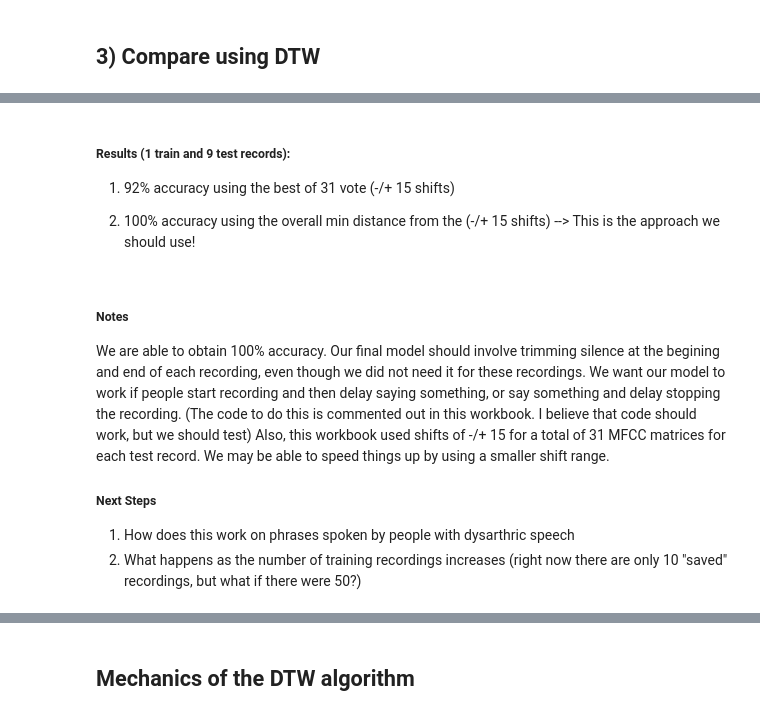
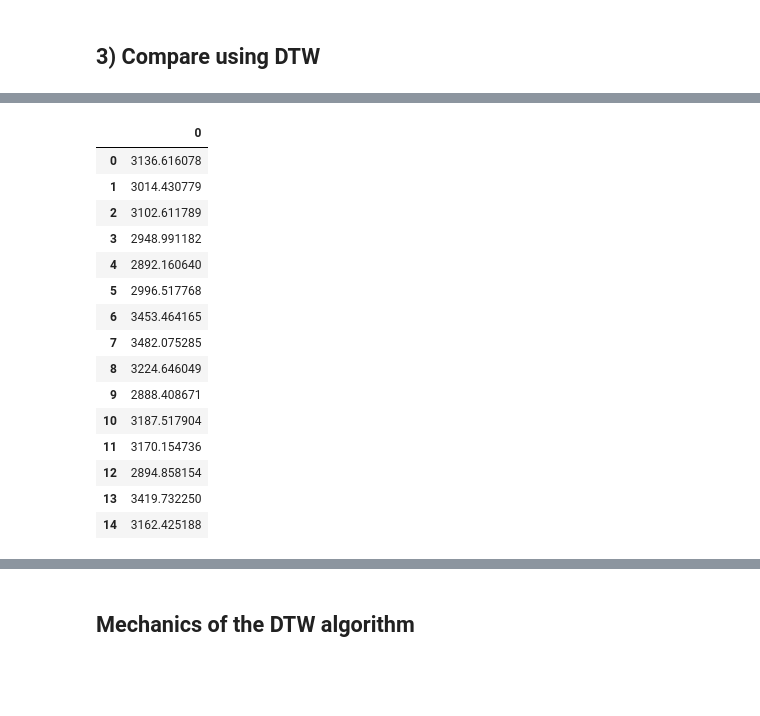
Before and after one commit to miketp333/mids_capstone, a Jupyter notebook: models/dtw_recordings_vote_shift_dysarthria.ipynb, the cells around one changed output, grey strips where cells are left out. Drawn from its saved outputs; the diff is of its cells as text; code cells hidden in the pictures; blank space fills up the shorter version.

```diff
--- a/models/dtw_recordings_vote_shift_dysarthria.ipynb
+++ b/models/dtw_recordings_vote_shift_dysarthria.ipynb
@@ -165,10 +165,10 @@ from scipy.spatial.distance import euclidean
 from numpy.linalg import norm
 from fastdtw import fastdtw
 # %%
-x_train = [mfcc[i] for i,x in enumerate(train) if x==1]
-y_train = [prompts[i] for i,x in enumerate(train) if x==1]
-x_test = [mfcc[i] for i,x in enumerate(train) if x==-1]
-y_test = [prompts[i] for i,x in enumerate(train) if x==-1]
+x_train = [mfcc[i] for i,x in enumerate(train) if x==-1]
+y_train = [prompts[i] for i,x in enumerate(train) if x==-1]
+x_test = [mfcc[i] for i,x in enumerate(train) if x==1]
+y_test = [prompts[i] for i,x in enumerate(train) if x==1]
 print('# train: ', len(y_train))
 print('# test: ', len(y_test))
 # %% [output]
@@ -323,15 +177,30 @@ Correct|Prediction Vote|Prediction Overall|MFCC Predictions
-# %% [markdown]
-##### Results (1 train and 9 test records):
-
-1) 92% accuracy using the best of 31 vote (-/+ 15 shifts)
-
-2) 100% accuracy using the overall min distance from the (-/+ 15 shifts)  --> This is the approach we should use!
-# %% [markdown]
-##### Notes
-
-We are able to obtain 100% accuracy. Our final model should involve trimming silence at the begining and end of each recording, even though we did not need it for these recordings. We want our model to work if people start recording and then delay saying something, or say something and delay stopping the recording. (The code to do this is commented out in this workbook. I believe that code should work, but we should test) Also, this workbook used shifts of -/+ 15 for a total of 31 MFCC matrices for each test record. We may be able to speed things up by using a smaller shift range.
-
-##### Next Steps
-
-1) How does this work on phrases spoken by people with dysarthric speech
-2) What happens as the number of training recordings increases (right now there are only 10 "saved" recordings, but what if there were 50?)
+# %%
+# Calculate the DTW distance between the test example and each of the remaining
+# 15 training examples. The correct match (ie minimum distance) should be versus
+# the first training example
+
+y = x_test[0]
+mfcc_dist = []
+
+for i, x in enumerate(x_train):
+    distance, path = fastdtw(x.T, y.T, radius=1, dist=lambda x, y: norm(x - y))
+    mfcc_dist.append(distance)
+
+pd.DataFrame(mfcc_dist)
+# %% [output]
+|  | 0 |
+| 0 | 3136.616078 |
+| 1 | 3014.430779 |
+| 2 | 3102.611789 |
+| 3 | 2948.991182 |
+| 4 | 2892.160640 |
+| 5 | 2996.517768 |
+| 6 | 3453.464165 |
+| 7 | 3482.075285 |
+| 8 | 3224.646049 |
+| 9 | 2888.408671 |
+| 10 | 3187.517904 |
+| 11 | 3170.154736 |
+| 12 | 2894.858154 |
+| 13 | 3419.732250 |
+| 14 | 3162.425188 |
```
Also changed, not shown: parts of 22 cells of this notebook.
